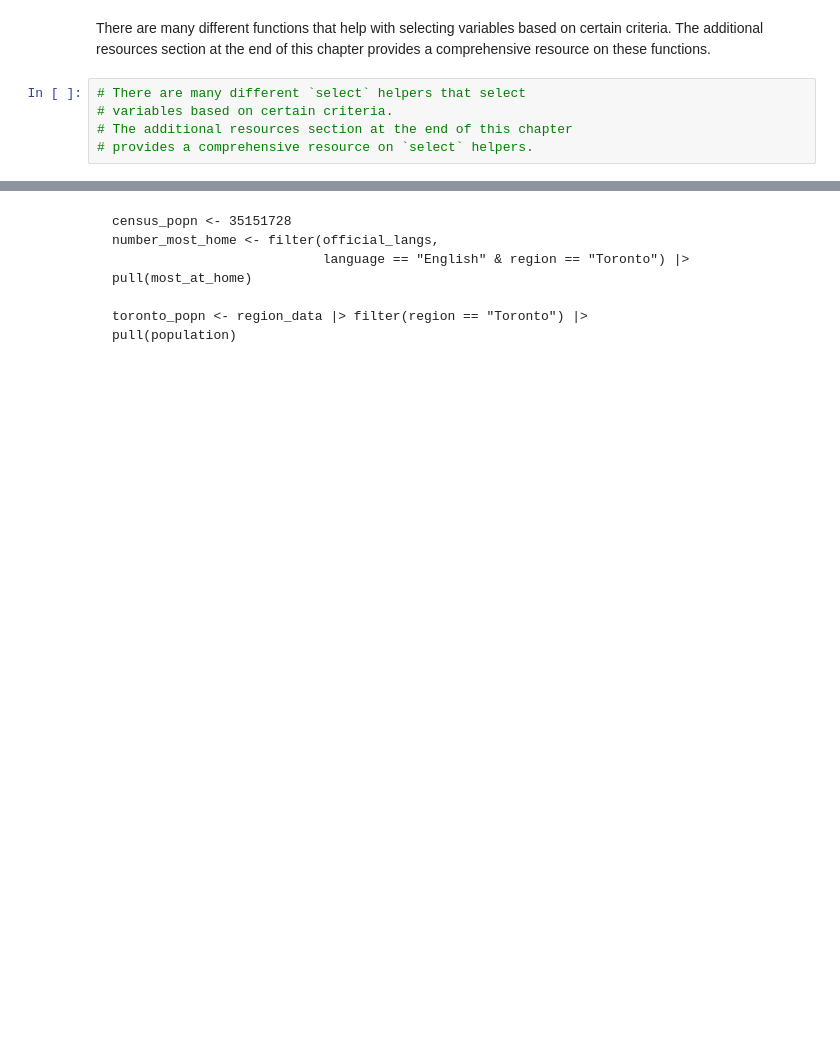
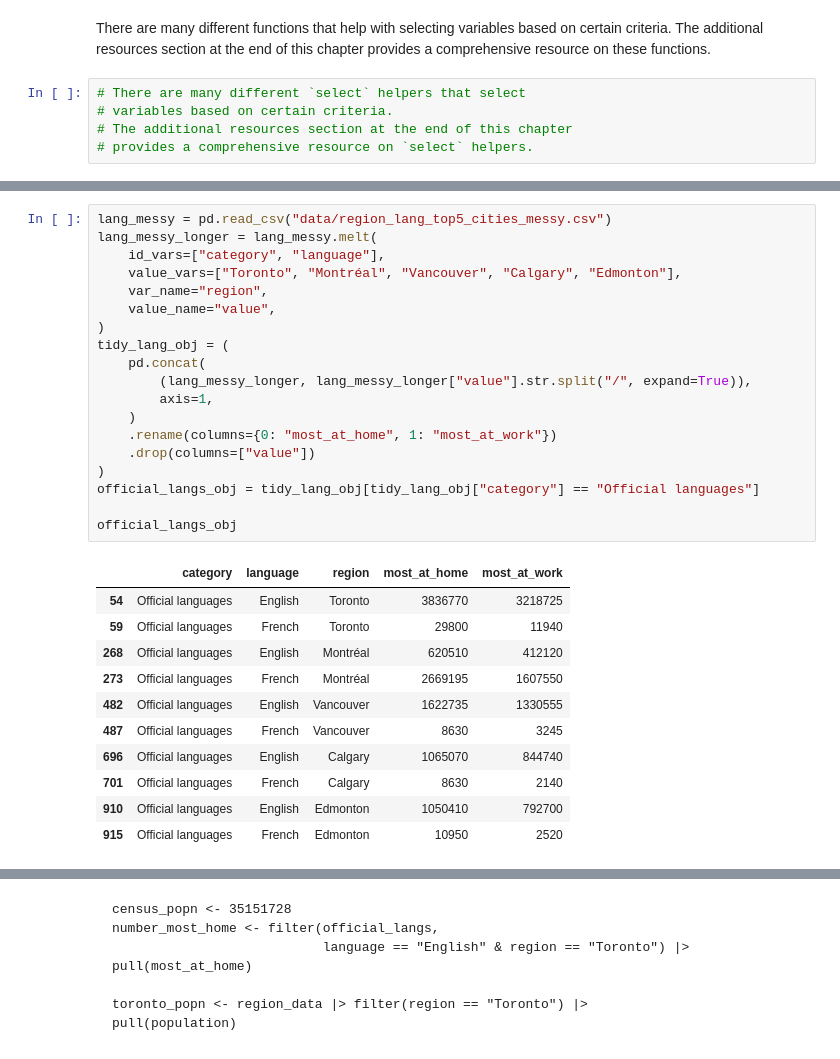
Before and after one commit to UBC-DSCI/introduction-to-datascience-python, a Jupyter notebook: source/wrangling.ipynb, the cells around one changed output, grey strips where cells are left out. Saved outputs shown, nothing was run; the diff lists cells and outputs as text; blank space fills up the shorter version.

```diff
--- a/source/wrangling.ipynb
+++ b/source/wrangling.ipynb
@@ -1158,0 +1194,31 @@ official_langs_chr
+# %%
+lang_messy = pd.read_csv("data/region_lang_top5_cities_messy.csv")
+lang_messy_longer = lang_messy.melt(
+    id_vars=["category", "language"],
+    value_vars=["Toronto", "Montréal", "Vancouver", "Calgary", "Edmonton"],
+    var_name="region",
+    value_name="value",
+)
+tidy_lang_obj = (
+    pd.concat(
+        (lang_messy_longer, lang_messy_longer["value"].str.split("/", expand=True)),
+        axis=1,
+    )
+    .rename(columns={0: "most_at_home", 1: "most_at_work"})
+    .drop(columns=["value"])
+)
+official_langs_obj = tidy_lang_obj[tidy_lang_obj["category"] == "Official languages"]
+
+official_langs_obj
+# %% [output]
+|  | category | language | region | most_at_home | most_at_work |
+| 54 | Official languages | English | Toronto | 3836770 | 3218725 |
+| 59 | Official languages | French | Toronto | 29800 | 11940 |
+| 268 | Official languages | English | Montréal | 620510 | 412120 |
+| 273 | Official languages | French | Montréal | 2669195 | 1607550 |
+| 482 | Official languages | English | Vancouver | 1622735 | 1330555 |
+| 487 | Official languages | French | Vancouver | 8630 | 3245 |
+| 696 | Official languages | English | Calgary | 1065070 | 844740 |
+| 701 | Official languages | French | Calgary | 8630 | 2140 |
+| 910 | Official languages | English | Edmonton | 1050410 | 792700 |
+| 915 | Official languages | French | Edmonton | 10950 | 2520 |
```
Also changed, not shown: parts of 43 cells of this notebook, 3 other files.
